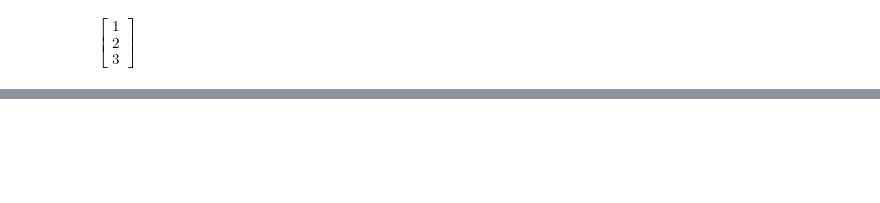
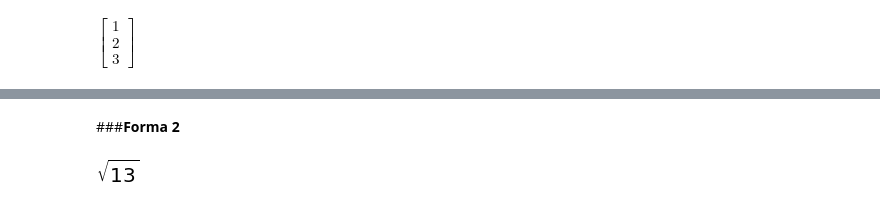
Before and after one commit to Santiago44mendez/ALGEBRA-LINEAL-CON-PYTHON, a Jupyter notebook: Álgebra_lineal_con_Python_Vectores,_operaciones_con_vectores,_rectas_y_planos_en_el_espacio.ipynb, the cells around one changed output, grey strips where cells are left out. Cells and saved outputs as stored; diff of their text form; code cells hidden in the pictures; blank space fills up the shorter version.

```diff
--- a/Álgebra_lineal_con_Python_Vectores,_operaciones_con_vectores,_rectas_y_planos_en_el_espacio.ipynb
+++ b/Álgebra_lineal_con_Python_Vectores,_operaciones_con_vectores,_rectas_y_planos_en_el_espacio.ipynb
@@ -166,0 +210,7 @@ $\displaystyle \left[\begin{matrix}1\\2\\3\end{matrix}\right]$
+# %% [markdown]
+###**Forma 2**
+# %%
+V = -2*e.x+3*e.y
+V.magnitude()
+# %% [output]
+[figure, added]
```
Also changed, not shown: parts of 34 cells of this notebook.
